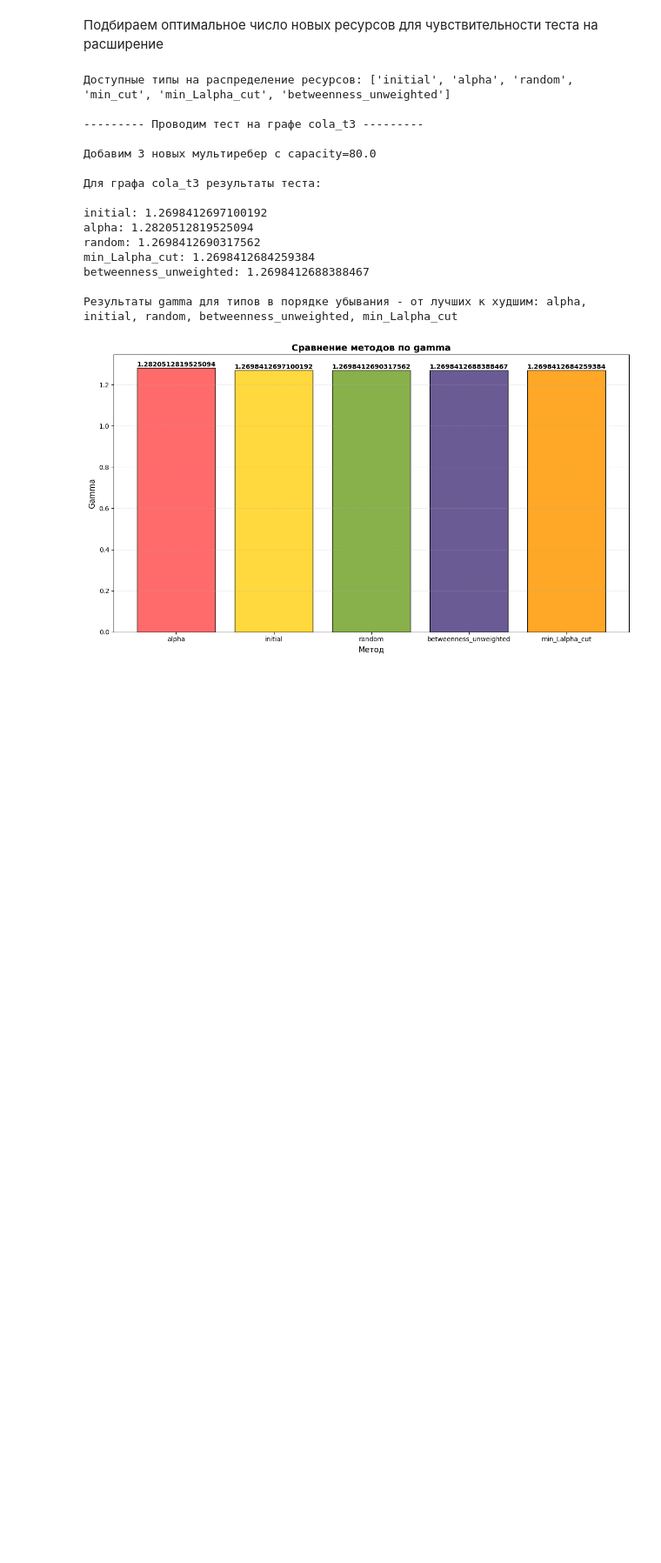
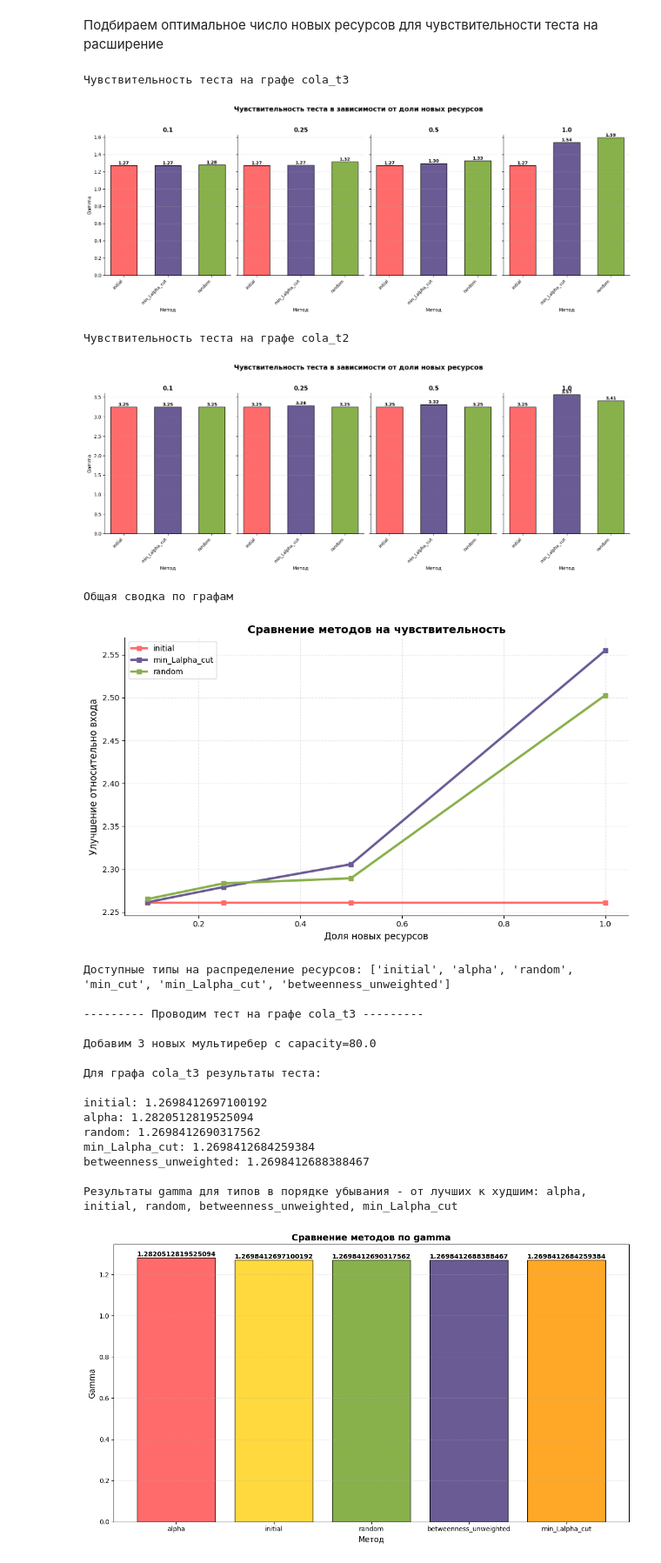
Before and after one commit to Karasiari/Graphs, a Jupyter notebook: Exps.ipynb, the cells around one changed output. Shown at 87% size. Saved outputs shown, nothing was run; the diff lists cells and outputs as text; code cells hidden in the pictures; blank space fills up the shorter version.

```diff
--- a/Exps.ipynb
+++ b/Exps.ipynb
@@ -130,7 +130,7 @@ def visualize_parametrized_bars(
             all_values.extend([v for _, v in param_data])
         max_value = max(all_values)
         min_value = min(all_values)
-        y_margin = (max_value - min_value)
+        y_margin = (max_value - min_value) * 0.1
 
     first_param_data = data_dict[param_values[0]]
     categories = [name for name, _ in first_param_data]
@@ -265,11 +265,11 @@ def visualize_lines_simple(
     plt.show()
 
 
-  type_colors = {
-        "initial": "#FF6B6B",     # красный
-        "min_Lalpha_cut": "#6B5B95",   # фиолетовый
-        "random": "#88B04B"        # зеленый
-    }
+type_colors = {
+      "initial": "#FF6B6B",     # красный
+      "min_Lalpha_cut": "#6B5B95",   # фиолетовый
+      "random": "#88B04B"        # зеленый
+  }
 # %%
 import warnings
 warnings.filterwarnings('ignore')
@@ -313,7 +313,7 @@ for name in graphs_for_test_names:
   number_in_mincut = get_number_in_mincut(graph_for_exp, alpha_type)
   graph_results = {}
 
-  for fraction in edges_fraction:
+  for fraction in edges_fractions:
     number_to_add = int(number_in_mincut * fraction)
     additional_capacities = [capacity_value] * number_to_add
     for type in types_for_optimal:
@@ -322,43 +322,48 @@ for name in graphs_for_test_names:
       elif type in ("min_Lalpha_cut", "random"):
         sequence = get_sequence(graph_for_exp, type)
         gamma = get_mean(graph_for_exp, sequence, number_to_add, additional_capacities, tries_for_random)
-      graph_results[fraction] = (type, gamma)
+      if graph_results.get(fraction) is None:
+        graph_results[fraction] = [(type, gamma)]
+      else:
+        graph_results[fraction].append((type, gamma))
 
   print(f'Чувствительность теста на графе {name}')
   visualize_parametrized_bars(
       data_dict=graph_results,
       title="Чувствительность теста в зависимости от доли новых ресурсов",
       xlabel="Метод",
       ylabel="Gamma",
-      color_dict=product_colors,
+      color_dict=type_colors,
       default_color='lightgray',
       show_values=True,
-      figsize=(15, 6),
+      figsize=(16, 6),
       share_y=True,
-      bar_width=0.6,
-      rotation=45,
-      title_fontsize=16,
-      param_title_fontsize=12,
-      value_fontsize=10,
-      xtick_fontsize=9
-    )
+      bar_width=0.6
+  )
   for fraction, value in graph_results.items():
     for type, gamma in value:
       if general_results[fraction].get(type) is None:
         general_results[fraction][type] = [gamma]
       else:
         general_results[fraction][type].append(gamma)
 
 print(f'Общая сводка по графам')
 visualize_lines_simple(
         data_dict=general_results,
         title="Сравнение методов на чувствительность",
         xlabel="Доля новых ресурсов",
         ylabel="Улучшение относительно входа",
         colors=["#FF6B6B", "#6B5B95", "#88B04B"],
         marker='s',
         linewidth=3
     )
+# %% [output]
+Чувствительность теста на графе cola_t3
+[figure, added]
+Чувствительность теста на графе cola_t2
+[figure, added]
+Общая сводка по графам
+[figure, added]
 # %%
 import networkx as nx
 import numpy as np
```
Also changed, not shown: parts of 1 cell of this notebook.
